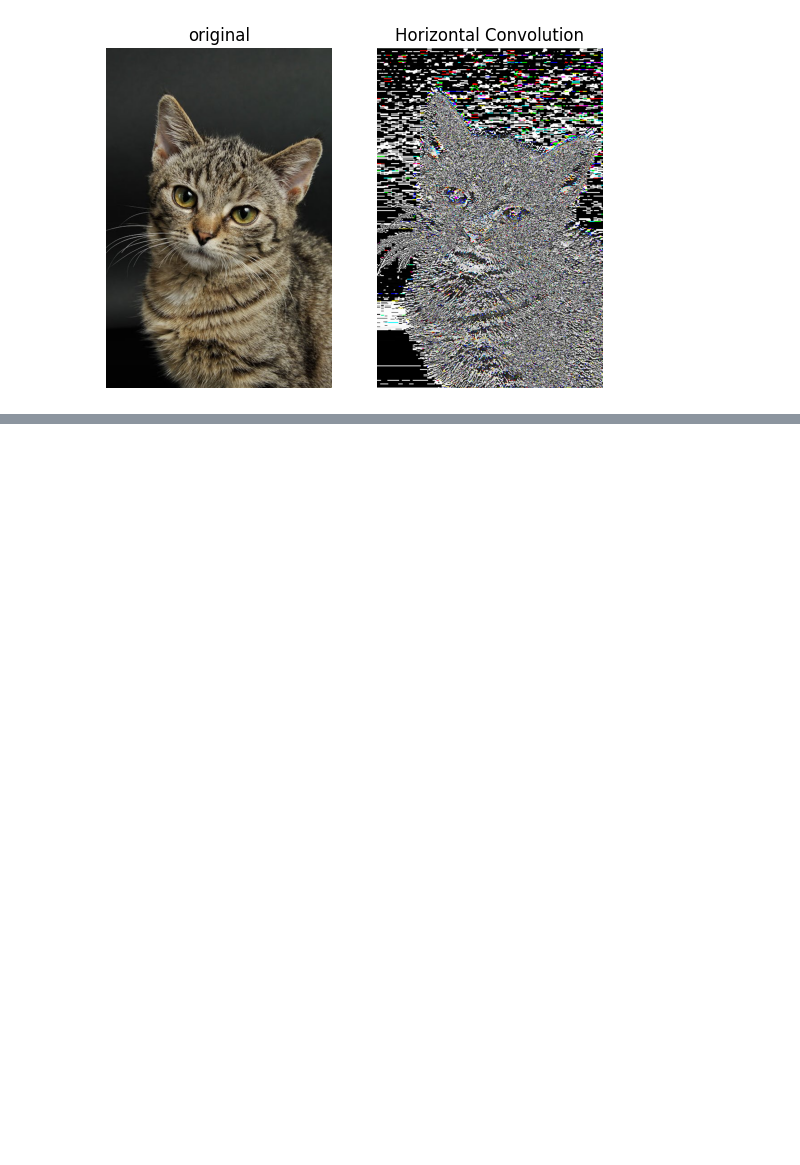
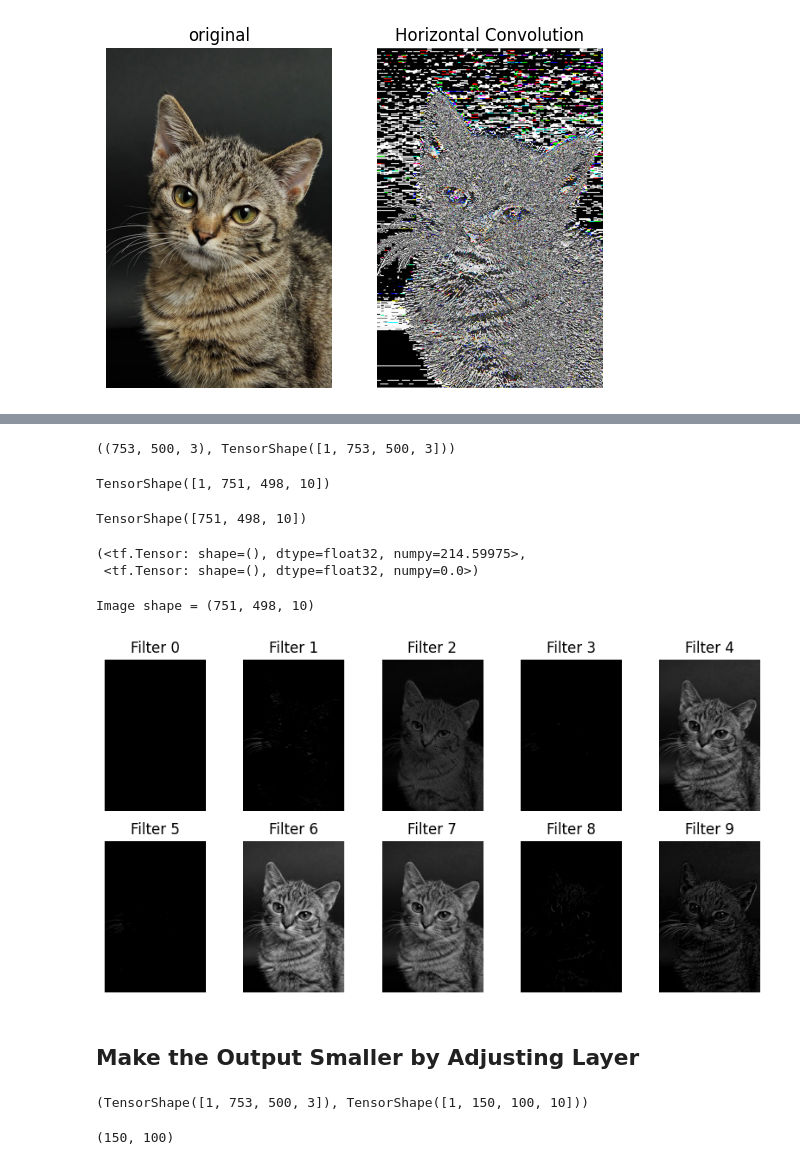
Before and after one commit to vidurp/notebooks, a Jupyter notebook: Image_Convolution.ipynb, the cells around one changed output, grey strips where cells are left out. Drawn from its saved outputs; the diff is of its cells as text; code cells hidden in the pictures; blank space fills up the shorter version.

Commit message:
Updated convolution notebook with experiments of tensorflow conv2d layer on an actual image

```diff
--- a/Image_Convolution.ipynb
+++ b/Image_Convolution.ipynb
@@ -137,0 +208,68 @@ Convolve(img,HorizontalFilter,'Horizontal Convolution')
+# %%
+
+TFImg = tf.constant(np.reshape(img,[1,img.shape[0],img.shape[1],img.shape[2]]),dtype=tf.float32)
+img.shape,TFImg.shape
+# %% [output]
+((753, 500, 3), TensorShape([1, 753, 500, 3]))
+# %%
+ConvLayer = tf.keras.layers.Conv2D(filters=10,
+                                   input_shape=TFImg.shape,
+                                   kernel_size=3,
+                                   data_format='channels_last',
+                                   activation='relu')
+
+Img_conv = ConvLayer(TFImg)
+Img_conv.shape
+# %% [output]
+TensorShape([1, 751, 498, 10])
+# %%
+# kick out the extra dimension
+Conv_out = tf.squeeze(Img_conv)
+Conv_out.shape
+# %% [output]
+TensorShape([751, 498, 10])
+# %%
+#Sample an example output
+tf.reduce_max(Conv_out[:,:,4]),tf.reduce_min(Conv_out[:,:,1])
+# %% [output]
+(<tf.Tensor: shape=(), dtype=float32, numpy=214.59975>,
+ <tf.Tensor: shape=(), dtype=float32, numpy=0.0>)
+# %%
+# Lets look at the filters
+def PlotConvolution( ConvTensor ):
+  print(f'Image shape = {ConvTensor.shape}')
+  NumFilters = ConvTensor.shape[2]
+  NumPlotCols = 5
+  NumPlotRows = NumFilters // NumPlotCols
+  plt.figure(figsize=(10,5))
+  for idx in range(NumFilters):
+    plt.subplot(NumPlotRows, NumPlotCols, idx+1)
+    plt.imshow( ConvTensor[:,:,idx].numpy().astype(np.uint8), cmap='gray' )
+    plt.axis('off')
+    plt.title(f'Filter {idx}')
+# %%
+# Lets Plot it
+PlotConvolution(Conv_out)
+# %% [output]
+Image shape = (751, 498, 10)
+[figure, added]
+# %% [markdown]
+## Make the Output Smaller by Adjusting Layer
+# %%
+ ConvLayer2 = tf.keras.layers.Conv2D(filters=10,
+                                     input_shape=TFImg.shape,
+                                     strides=(5,5),
+                                     kernel_size=5,
+                                     data_format='channels_last',
+                                     activation='relu')
+
+Img_conv2 = ConvLayer2(TFImg)
+TFImg.shape,Img_conv2.shape
+# %% [output]
+(TensorShape([1, 753, 500, 3]), TensorShape([1, 150, 100, 10]))
+# %%
+# Note that the output is now much smaller than before the new dimension is scaled down by the
+# stride tuple
+753//5,500//5
+# %% [output]
+(150, 100)
```
Also changed, not shown: parts of 9 cells of this notebook.
